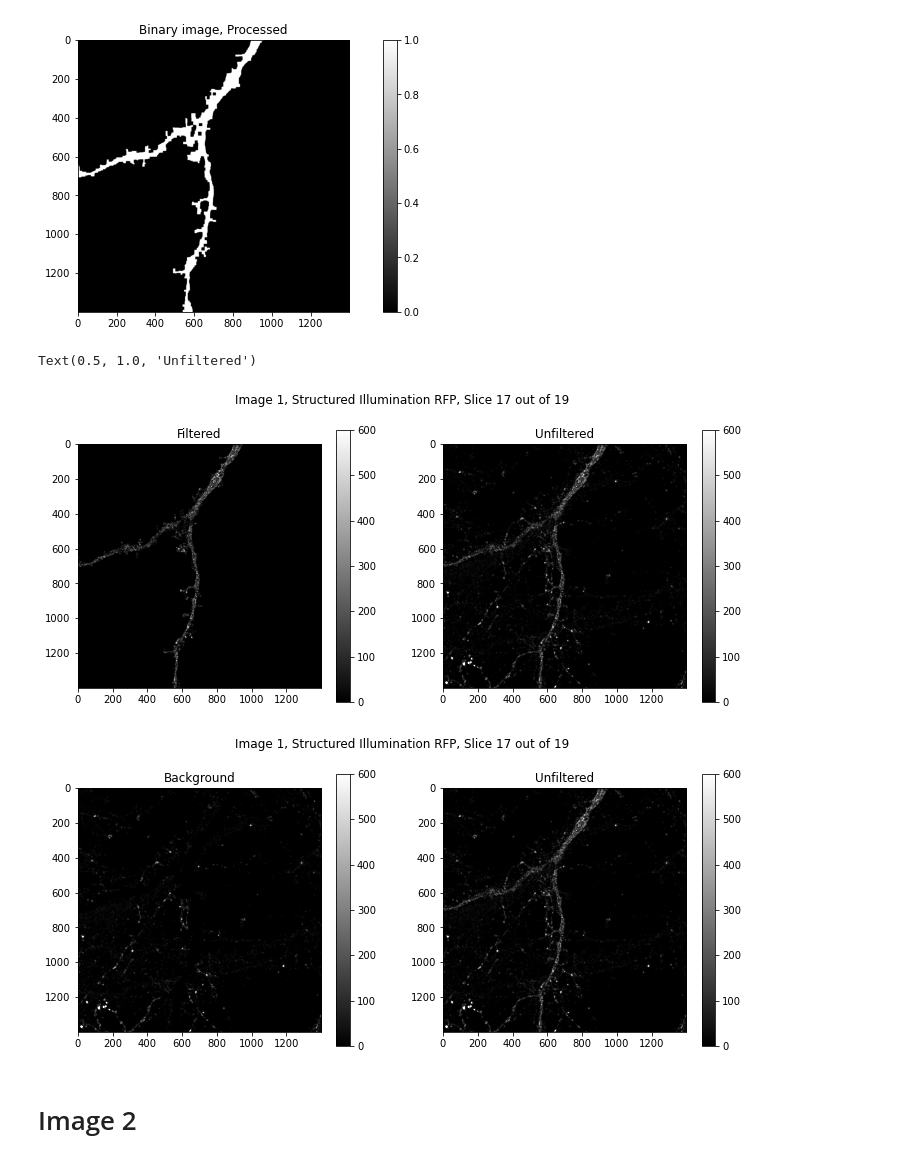
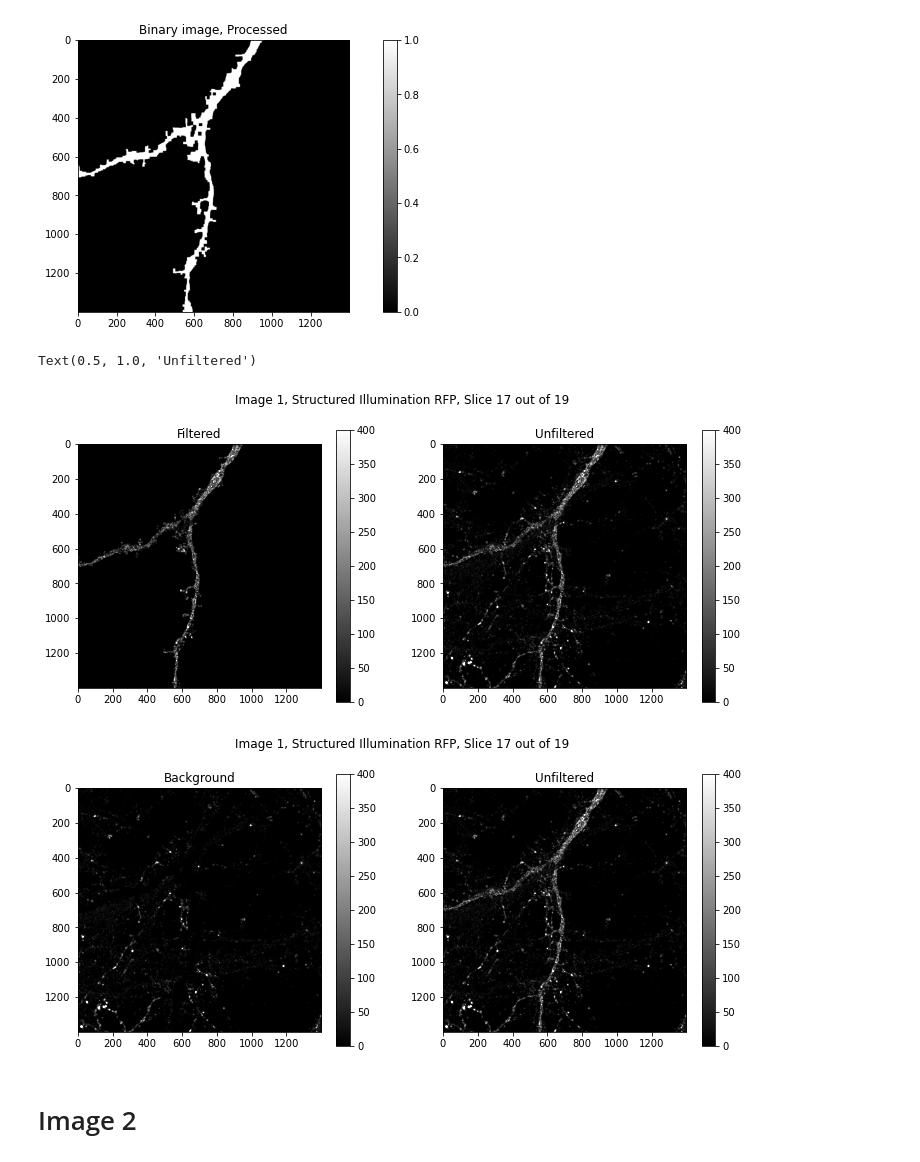
Before and after one commit to leonardocattarin/NeuronConnectivity, a Jupyter notebook: Microscopy_analysis.ipynb, the cells around one changed output. Cells and saved outputs as stored; diff of their text form; code cells hidden in the pictures.

```diff
--- a/Microscopy_analysis.ipynb
+++ b/Microscopy_analysis.ipynb
@@ -301,39 +301,39 @@ fig, (ax1,ax2) = plt.subplots(1,2)
 fig.suptitle("Image 1, Structured Illumination RFP, Slice " + str(ii+1) + " out of " + str(N_layers))
 
 pos1 = ax1.imshow(final_processed, cmap="gray")
-pos1.set_clim(0,600)
+pos1.set_clim(0,400)
 fig.colorbar(pos1, ax=ax1)
 ax1.set_title("Filtered")
 
 
 
 
 pos2 = ax2.imshow(cv_img_1_str_RFP[ii], cmap="gray")
-pos2.set_clim(0,600)
+pos2.set_clim(0,400)
 fig.colorbar(pos2, ax=ax2)
 ax2.set_title("Unfiltered")
 
 
 
 filtered_negative = (1-final_processed) *  cv_img_1_str_RFP[ii]
 
 fig, (ax1,ax2) = plt.subplots(1,2)
 
 fig.suptitle("Image 1, Structured Illumination RFP, Slice " + str(ii+1) + " out of " + str(N_layers))
 
 pos1 = ax1.imshow(filtered_negative, cmap="gray")
-pos1.set_clim(0,600)
+pos1.set_clim(0,400)
 fig.colorbar(pos1, ax=ax1)
 ax1.set_title("Background")
 
 pos2 = ax2.imshow(cv_img_1_str_RFP[ii], cmap="gray")
-pos2.set_clim(0,600)
+pos2.set_clim(0,400)
 fig.colorbar(pos2, ax=ax2)
 ax2.set_title("Unfiltered")
 # %% [output]
 Text(0.5, 1.0, 'Unfiltered')
-[figure, old version]
+[figure, new version]
-[figure, old version]
+[figure, new version]
 # %% [markdown]
 # Image 2
 # %%
```
Also changed, not shown: parts of 8 cells of this notebook.
